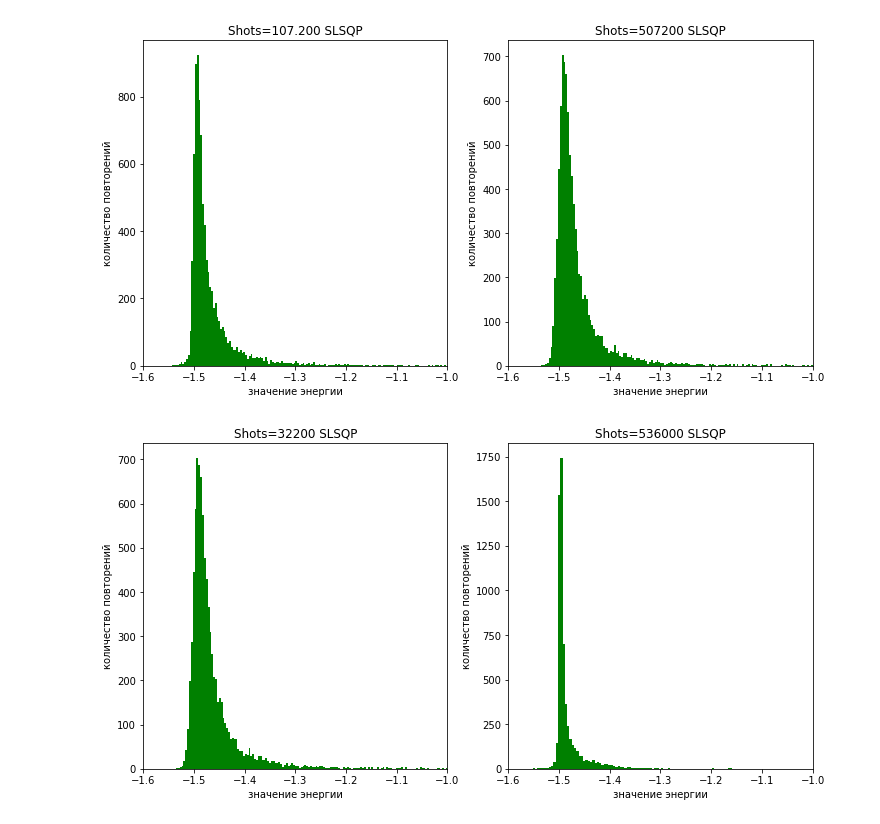
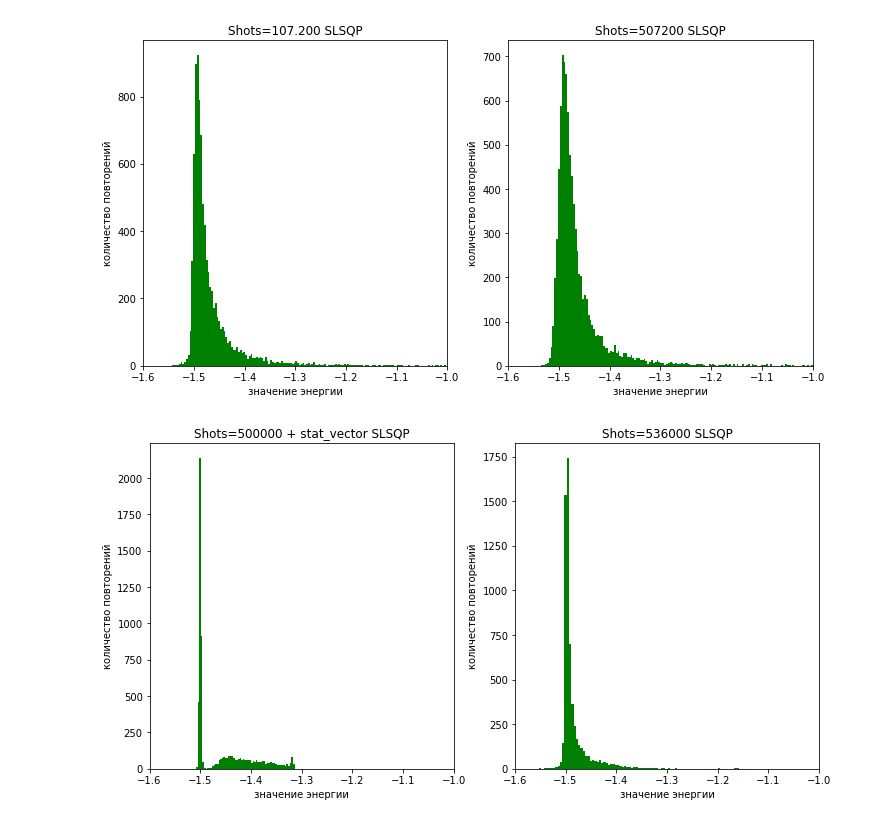
Before and after one commit to applevitya/vqe1, a Jupyter notebook: report_gradients.ipynb, the cells around one changed output. Saved outputs shown, nothing was run; the diff lists cells and outputs as text; code cells hidden in the pictures.

```diff
--- a/report_gradients.ipynb
+++ b/report_gradients.ipynb
@@ -132,21 +132,21 @@ plt2.set_title('Shots=507200 SLSQP');
 [figure]
 # %%
 fig, (plt1, plt2) = plt.subplots(1, 2, figsize=(12, 6))
-with open('Vqe_data/vqe_hadamard_slsqp_random_25720.txt', 'r') as file:
+with open('Vqe_data/vqe_hadamard_slsqp_500k_statvector.txt', 'r') as file:
     nums = [row.strip() for row in file]
 nums = list(map(float, nums))
-plt1.hist(nums,bins=int(len(nums)/10), color = 'green');
+plt1.hist(nums,bins=int(len(nums)/30), color = 'green');
 plt1.set_xlim(-1.6,-1)
 plt1.set_ylabel('количество повторений')
 plt1.set_xlabel('значение энергии')
-plt1.set_title('Shots=32200 SLSQP');
+plt1.set_title('Shots=500000 + stat_vector SLSQP');
 with open('Vqe_data/vqe_hadamard_slsqp_5360000.txt', 'r') as file:
     nums = [row.strip() for row in file]
 nums = list(map(float, nums))
 plt2.hist(nums,bins=int(len(nums)/10), color = 'green');
 plt2.set_xlim(-1.6,-1)
 plt2.set_ylabel('количество повторений')
 plt2.set_xlabel('значение энергии')
 plt2.set_title('Shots=536000 SLSQP');
 # %% [output]
-[figure, old version]
+[figure, new version]
```
Also changed, not shown: 4 other files.
